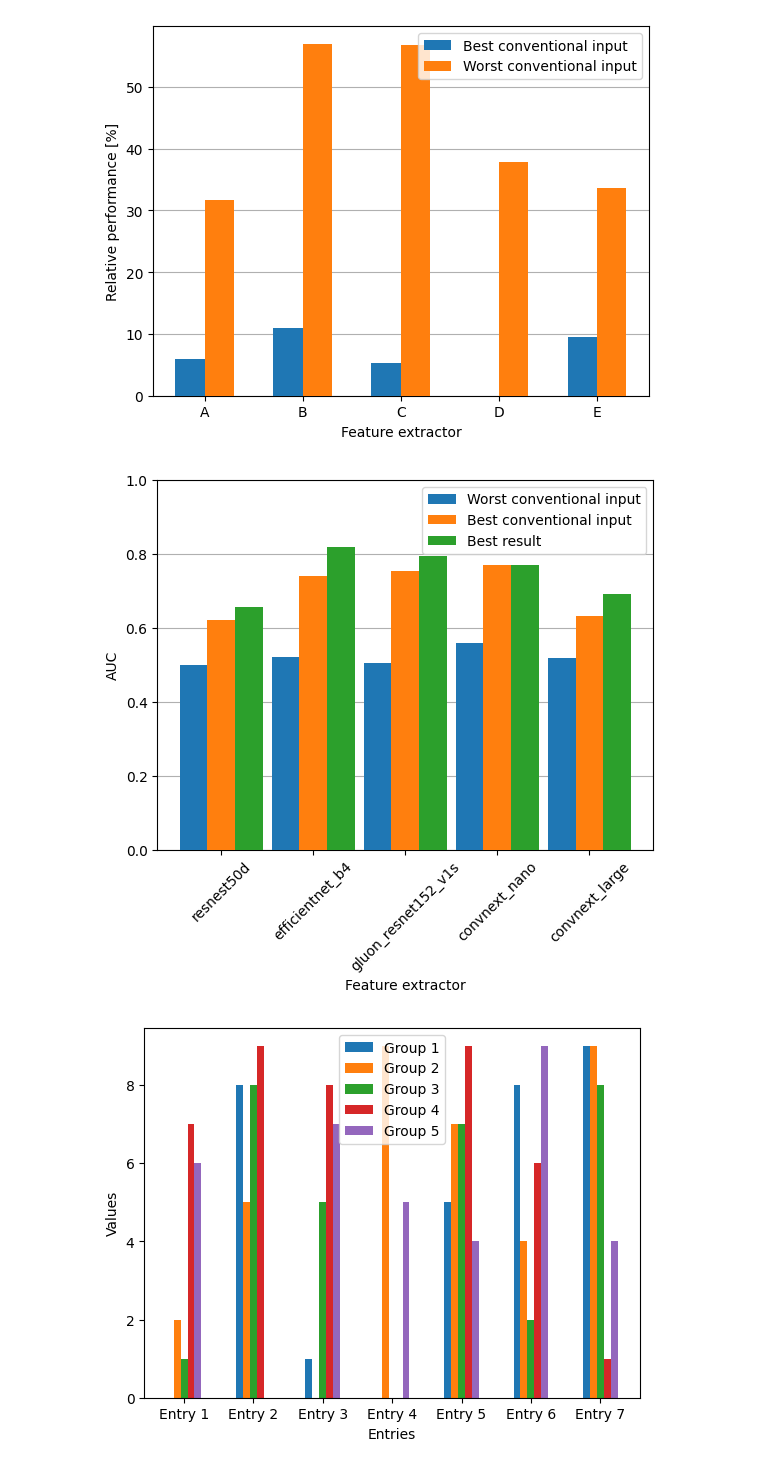
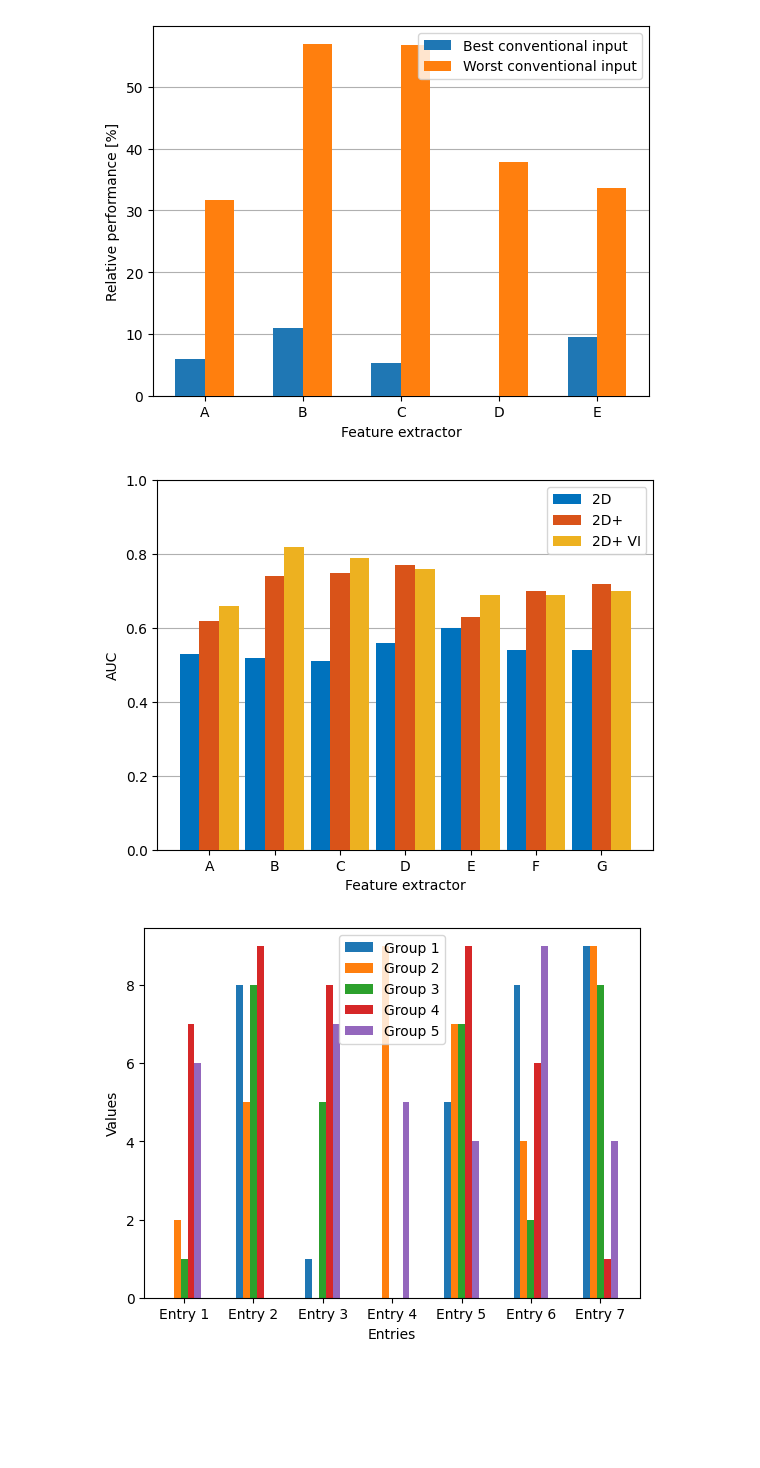
Before and after one commit to svenbbsp/BEP_sbierenbroodspot_1334859, a Jupyter notebook: Technical_research/plotting.ipynb, the cells around one changed output. Cells and saved outputs as stored; diff of their text form; code cells hidden in the pictures; blank space fills up the shorter version.

```diff
--- a/Technical_research/plotting.ipynb
+++ b/Technical_research/plotting.ipynb
@@ -272,43 +292,43 @@ import matplotlib.pyplot as plt
 import numpy as np
 
 # Sample data
-x = ['resnest50d', 'efficientnet_b4', 'gluon_resnet152_v1s', 'convnext_nano', 'convnext_large']
-y2 = [6.20E-01,7.39E-01,7.55E-01,7.69E-01,6.32E-01]
-y1 = [4.99E-01,5.22E-01,5.06E-01,5.58E-01,5.18E-01]
-y3 = [6.57E-01,8.20E-01,7.94E-01,7.69E-01,6.92E-01]
+x = ['A', 'B', 'C', 'D', 'E', 'F', 'G']
+y1 = [0.53,0.52,0.51,0.56,0.60,0.54,0.54]
+y2 = [0.62,0.74,0.75,0.77,0.63,0.70,0.72]
+y3 = [0.66,0.82,0.79,0.76,0.69,0.69,0.70]
 
 # Set the width of the bars
 bar_width = 0.3
 
 # Calculate the positions of the bars on the x-axis
 x_pos = np.arange(len(x))
 
 # Create a figure and axis object
 fig, ax = plt.subplots()
 
 # Create a bar plot with three sets of bars for every x entry
-ax.bar(x_pos - bar_width, y1, width=bar_width, label='Worst conventional input', zorder=3)
-ax.bar(x_pos, y2, width=bar_width, label='Best conventional input', zorder=3)
-ax.bar(x_pos + bar_width, y3, width=bar_width, label='Best result', zorder=3)
+ax.bar(x_pos - bar_width, y1, width=bar_width, label='2D', zorder=3, color='#0072BD')
+ax.bar(x_pos, y2, width=bar_width, label='2D+', zorder=3, color='#D95319')
+ax.bar(x_pos + bar_width, y3, width=bar_width, label='2D+ VI', zorder=3, color='#EDB120')
 
 # Add labels and title
 ax.set_xlabel('Feature extractor')
 ax.set_ylabel('AUC')
 ax.set_xticks(x_pos)
 ax.set_xticklabels(x)
-plt.xticks(rotation=45)  # Rotate the x-labels
+#plt.xticks(rotation=45)  # Rotate the x-labels
 ax.set_ylim([0, 1])
 
 # Add grid
 ax.grid(axis='y', zorder=0)
 
 # Add legend
 ax.legend()
 
 # Show the plot
 plt.show()
 # %% [output]
-[figure, old version]
+[figure, new version]
 # %%
 import matplotlib.pyplot as plt
 import numpy as np
```
Also changed, not shown: parts of 1 cell of this notebook, 9 other files.
